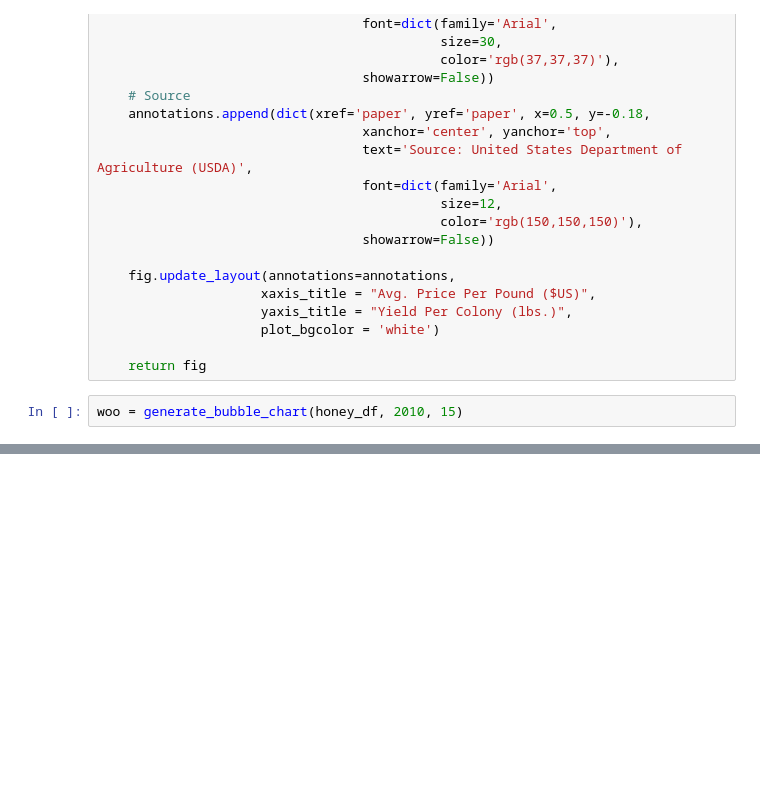
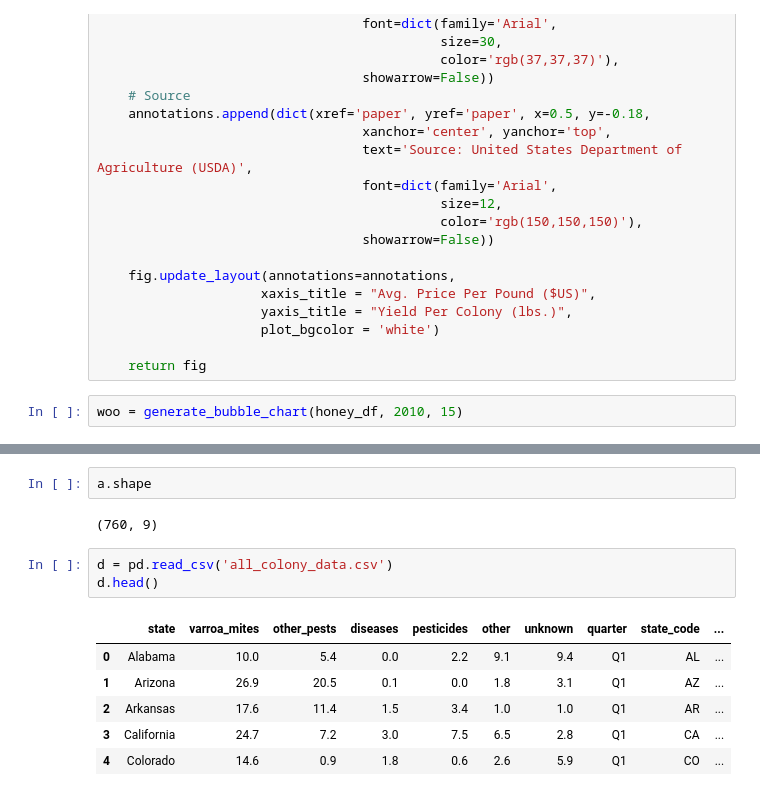
Before and after one commit to edalrami/viz-storytelling, a Jupyter notebook: clean_colony_data.ipynb, the cells around one changed output, grey strips where cells are left out. Drawn from its saved outputs; the diff is of its cells as text; blank space fills up the shorter version.

Commit message:
created final flat files for honey and colony data

```diff
--- a/clean_colony_data.ipynb
+++ b/clean_colony_data.ipynb
@@ -853,0 +878,14 @@ woo.show()
+# %%
+a.shape
+# %% [output]
+(760, 9)
+# %%
+d = pd.read_csv('all_colony_data.csv')
+d.head()
+# %% [output]
+|  | state | varroa_mites | other_pests | diseases | pesticides | other | unknown | quarter | state_code | ... |
+| 0 | Alabama | 10.0 | 5.4 | 0.0 | 2.2 | 9.1 | 9.4 | Q1 | AL | ... |
+| 1 | Arizona | 26.9 | 20.5 | 0.1 | 0.0 | 1.8 | 3.1 | Q1 | AZ | ... |
+| 2 | Arkansas | 17.6 | 11.4 | 1.5 | 3.4 | 1.0 | 1.0 | Q1 | AR | ... |
+| 3 | California | 24.7 | 7.2 | 3.0 | 7.5 | 6.5 | 2.8 | Q1 | CA | ... |
+| 4 | Colorado | 14.6 | 0.9 | 1.8 | 0.6 | 2.6 | 5.9 | Q1 | CO | ... |
```
Also changed, not shown: parts of 6 cells of this notebook, 3 other files.
